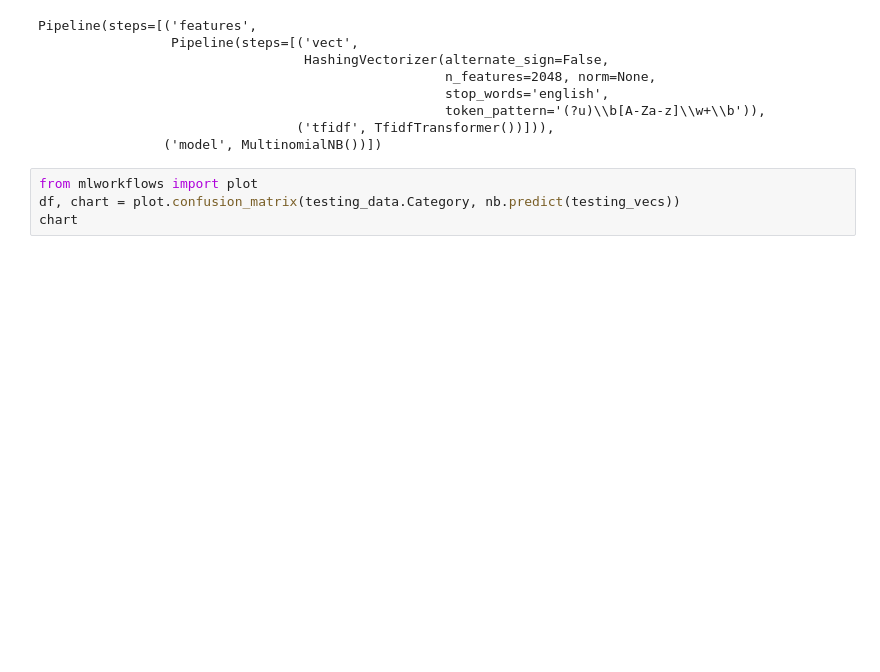
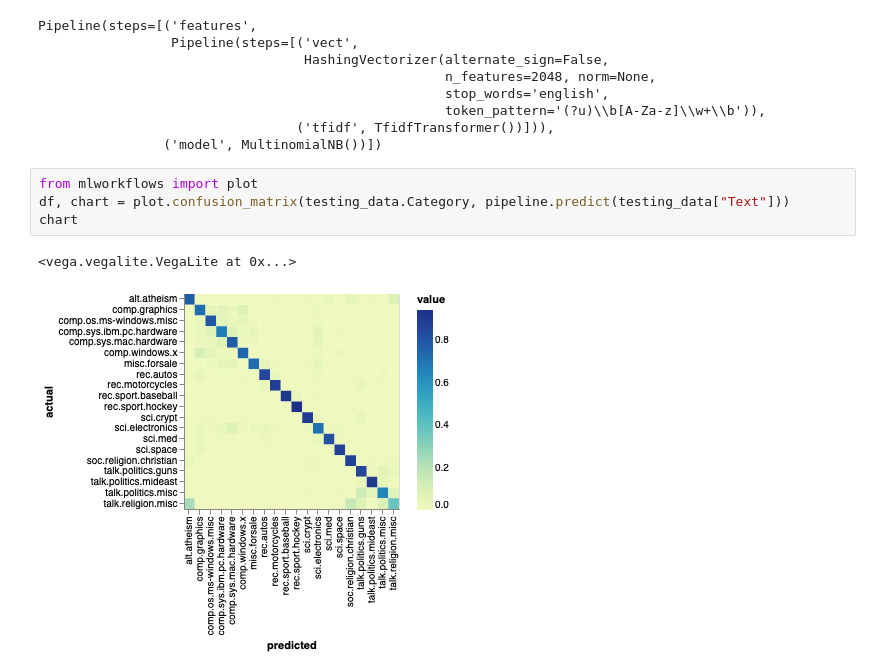
Before and after one commit to sophwats/multiclass-text-workflow, a Jupyter notebook: 03-parameter-tuning.ipynb, the cells around one changed output. Cells and saved outputs as stored; diff of their text form; blank space fills up the shorter version.

```diff
--- a/03-parameter-tuning.ipynb
+++ b/03-parameter-tuning.ipynb
@@ -45,5 +45,8 @@ Pipeline(steps=[('features',
                 ('model', MultinomialNB())])
 # %%
 from mlworkflows import plot
-df, chart = plot.confusion_matrix(testing_data.Category, nb.predict(testing_vecs))
+df, chart = plot.confusion_matrix(testing_data.Category, pipeline.predict(testing_data["Text"]))
 chart
+# %% [output]
+<vega.vegalite.VegaLite at 0x...>
+[figure, added]
```
Also changed, not shown: parts of 5 cells of this notebook.
